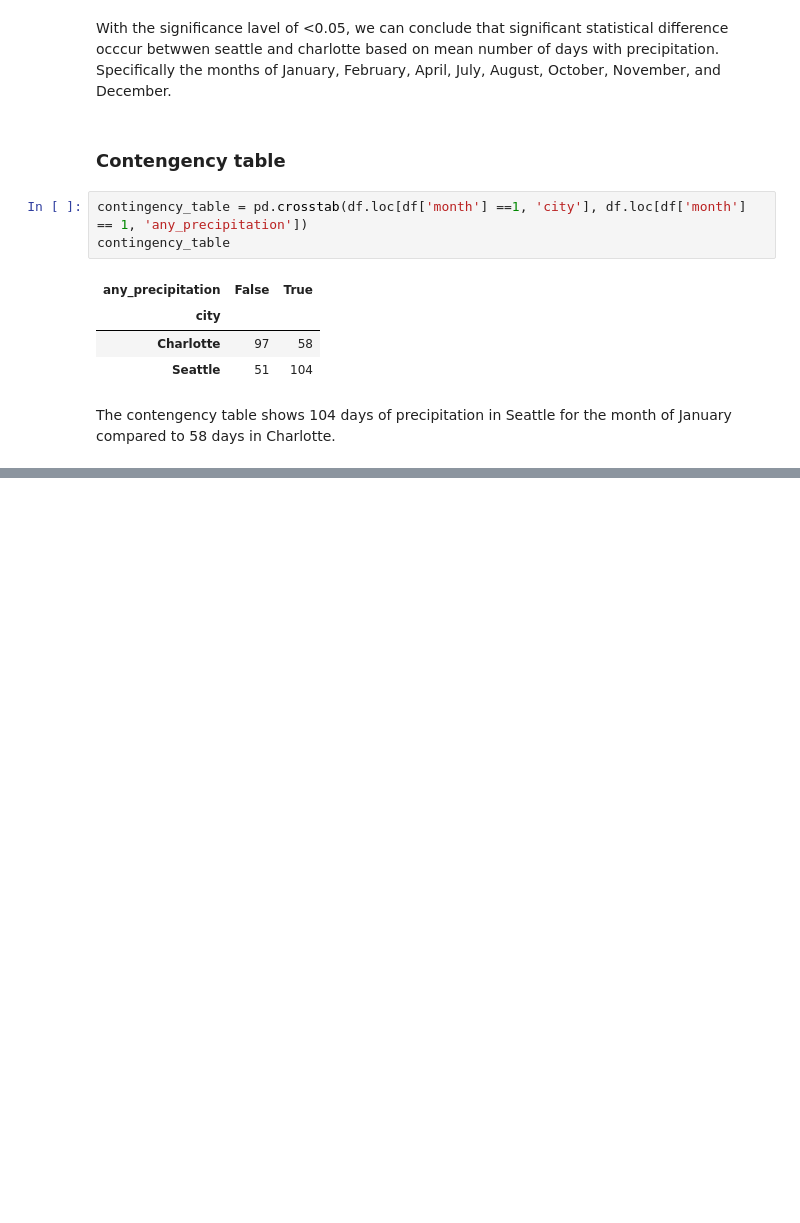
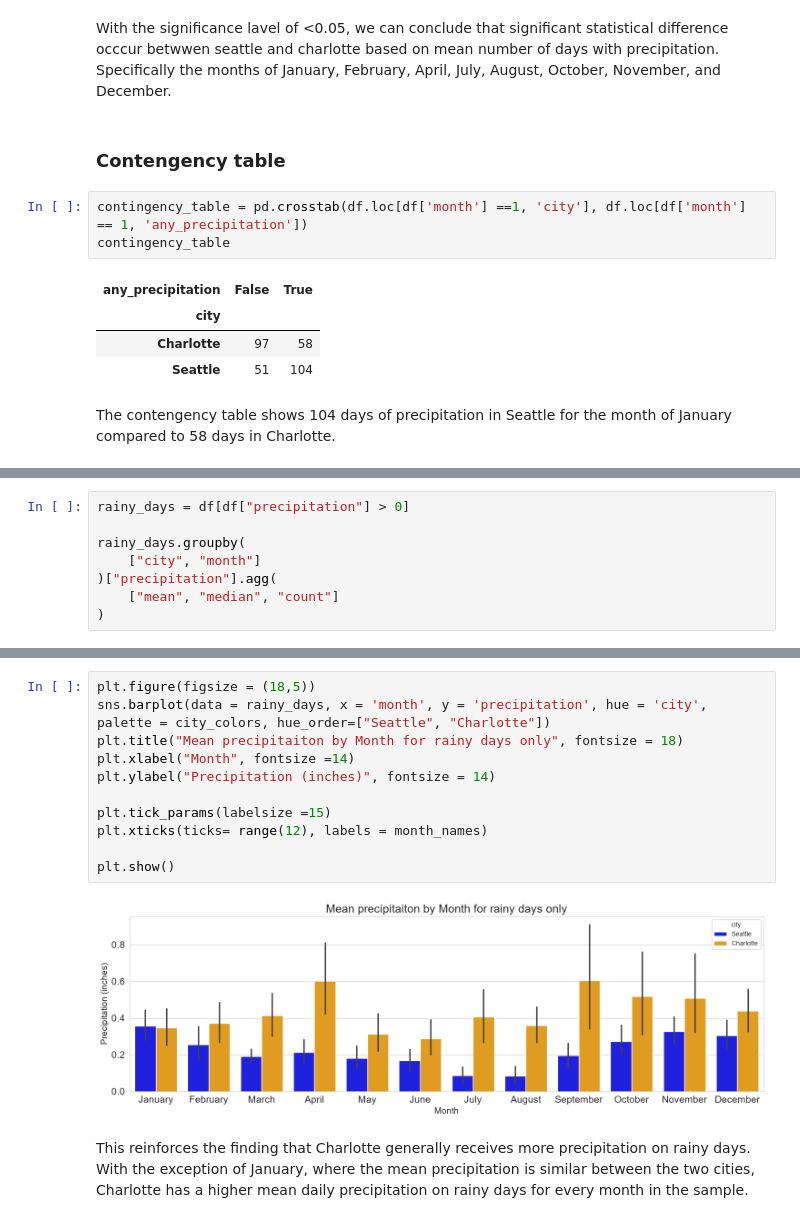
Before and after one commit to binay8/weather, a Jupyter notebook: code/Weather_Project_SEA_CHA.ipynb, the cells around one changed output, grey strips where cells are left out. Saved outputs shown, nothing was run; the diff lists cells and outputs as text; blank space fills up the shorter version.

```diff
--- a/code/Weather_Project_SEA_CHA.ipynb
+++ b/code/Weather_Project_SEA_CHA.ipynb
@@ -885,0 +917,8 @@ The contengency table shows 104 days of precipitation in Seattle for the month o
+# %%
+rainy_days = df[df["precipitation"] > 0]
+
+rainy_days.groupby(
+    ["city", "month"]
+)["precipitation"].agg(
+    ["mean", "median", "count"]
+)
@@ -885,0 +944,15 @@ The contengency table shows 104 days of precipitation in Seattle for the month o
+# %%
+plt.figure(figsize = (18,5))
+sns.barplot(data = rainy_days, x = 'month', y = 'precipitation', hue = 'city', palette = city_colors, hue_order=["Seattle", "Charlotte"])
+plt.title("Mean precipitaiton by Month for rainy days only", fontsize = 18)
+plt.xlabel("Month", fontsize =14)
+plt.ylabel("Precipitation (inches)", fontsize = 14)
+
+plt.tick_params(labelsize =15)
+plt.xticks(ticks= range(12), labels = month_names)
+
+plt.show()
+# %% [output]
+[figure, added]
+# %% [markdown]
+This reinforces the finding that Charlotte generally receives more precipitation on rainy days. With the exception of January, where the mean precipitation is similar between the two cities, Charlotte has a higher mean daily precipitation on rainy days for every month in the sample.
```
Also changed, not shown: parts of 8 cells of this notebook, 1 other file.
